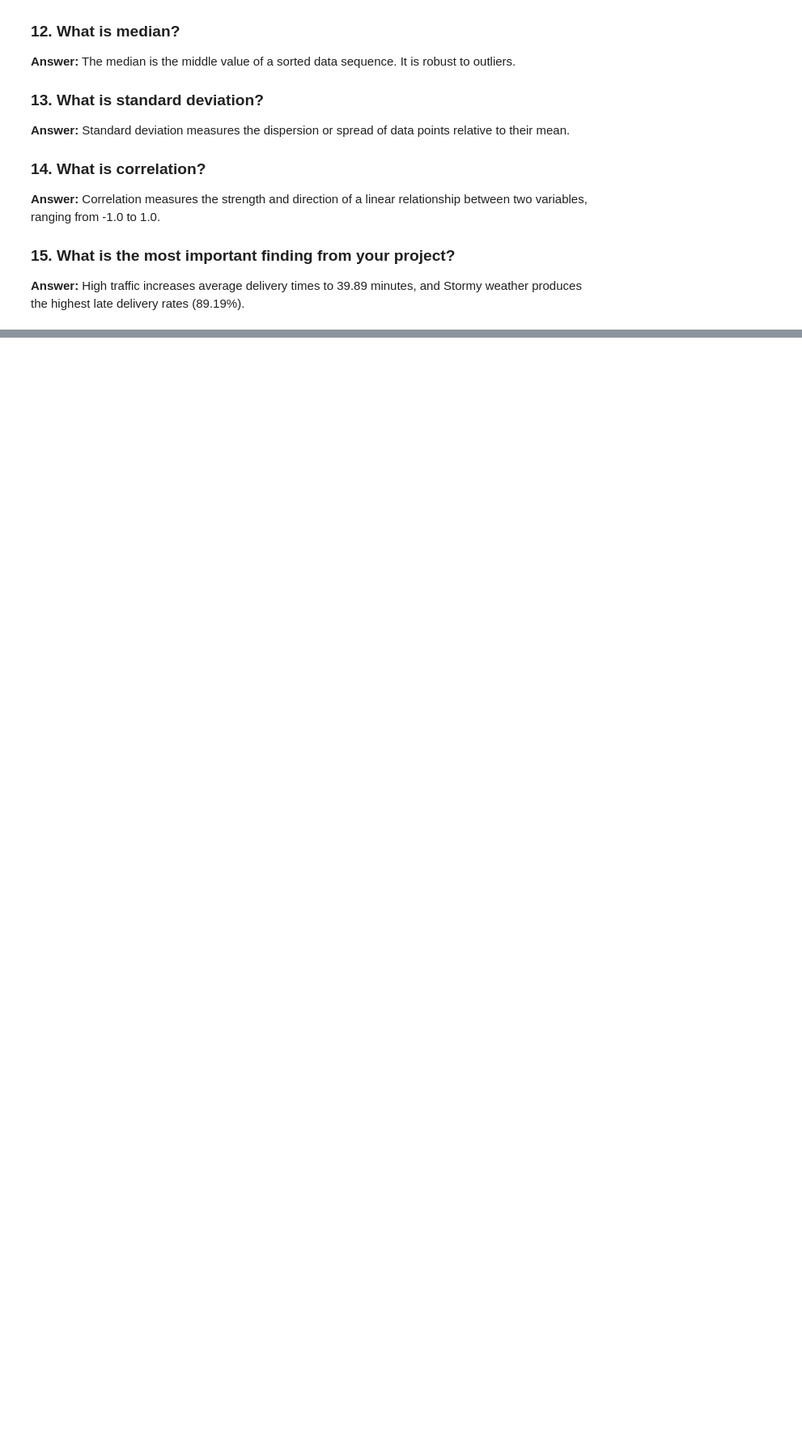
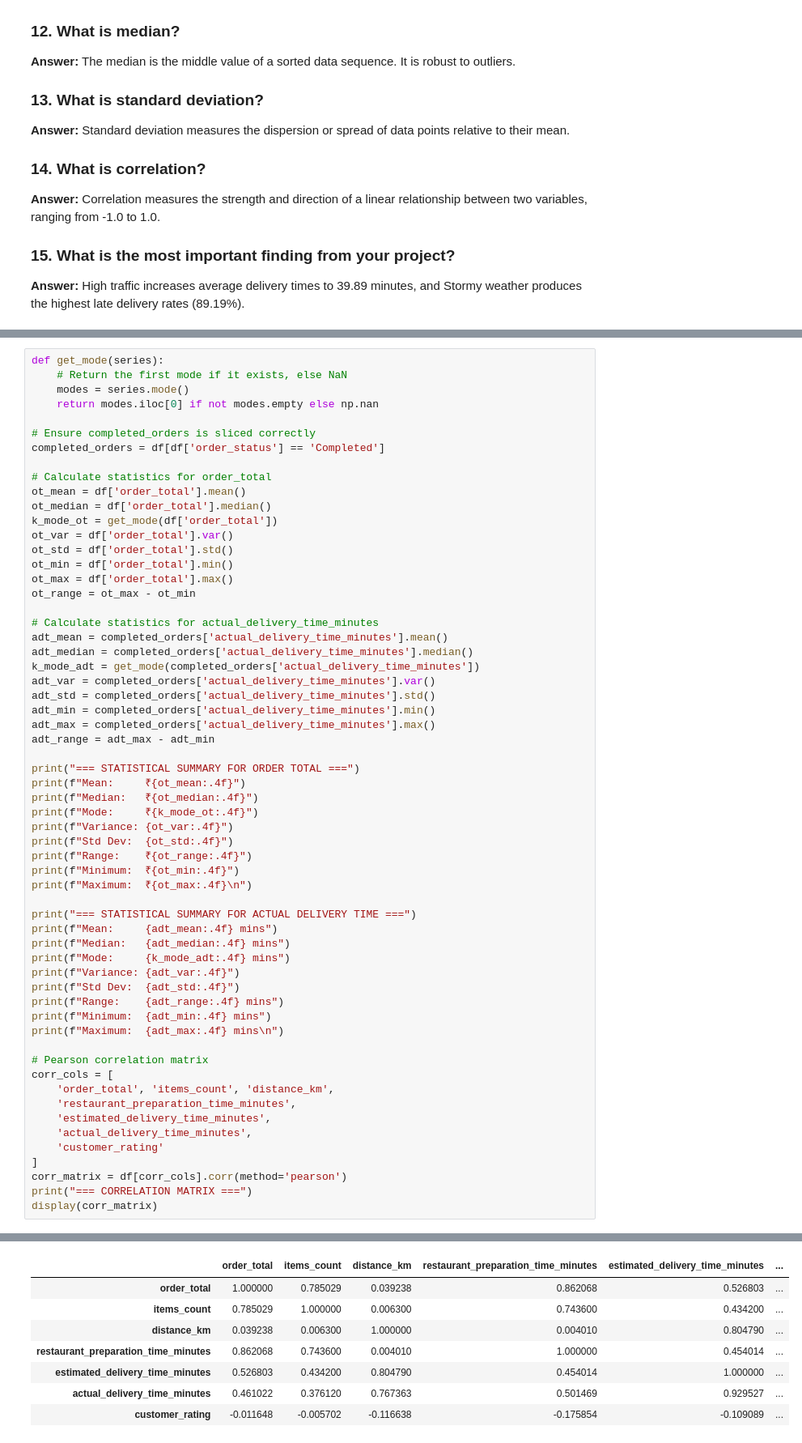
Before and after one commit to pranav662/Food_Delivery_Data_Analysis_FDS_Project, a Jupyter notebook: Food_Delivery_Data_Analysis.ipynb, the cells around one changed output, grey strips where cells are left out. Shown at 81% size. Drawn from its saved outputs; the diff is of its cells as text; blank space fills up the shorter version.

```diff
--- a/Food_Delivery_Data_Analysis.ipynb
+++ b/Food_Delivery_Data_Analysis.ipynb
@@ -812,0 +997,61 @@ Based on actual calculations from the dataset, here are the main findings:
+# %%
+def get_mode(series):
+    # Return the first mode if it exists, else NaN
+    modes = series.mode()
+    return modes.iloc[0] if not modes.empty else np.nan
+
+# Ensure completed_orders is sliced correctly
+completed_orders = df[df['order_status'] == 'Completed']
+
+# Calculate statistics for order_total
+ot_mean = df['order_total'].mean()
+ot_median = df['order_total'].median()
+k_mode_ot = get_mode(df['order_total'])
+ot_var = df['order_total'].var()
+ot_std = df['order_total'].std()
+ot_min = df['order_total'].min()
+ot_max = df['order_total'].max()
+ot_range = ot_max - ot_min
+
+# Calculate statistics for actual_delivery_time_minutes
+adt_mean = completed_orders['actual_delivery_time_minutes'].mean()
+adt_median = completed_orders['actual_delivery_time_minutes'].median()
+k_mode_adt = get_mode(completed_orders['actual_delivery_time_minutes'])
+adt_var = completed_orders['actual_delivery_time_minutes'].var()
+adt_std = completed_orders['actual_delivery_time_minutes'].std()
+adt_min = completed_orders['actual_delivery_time_minutes'].min()
+adt_max = completed_orders['actual_delivery_time_minutes'].max()
+adt_range = adt_max - adt_min
+
+print("=== STATISTICAL SUMMARY FOR ORDER TOTAL ===")
+print(f"Mean:     ₹{ot_mean:.4f}")
+print(f"Median:   ₹{ot_median:.4f}")
+print(f"Mode:     ₹{k_mode_ot:.4f}")
+print(f"Variance: {ot_var:.4f}")
+print(f"Std Dev:  {ot_std:.4f}")
+print(f"Range:    ₹{ot_range:.4f}")
+print(f"Minimum:  ₹{ot_min:.4f}")
+print(f"Maximum:  ₹{ot_max:.4f}\n")
+
+print("=== STATISTICAL SUMMARY FOR ACTUAL DELIVERY TIME ===")
+print(f"Mean:     {adt_mean:.4f} mins")
+print(f"Median:   {adt_median:.4f} mins")
+print(f"Mode:     {k_mode_adt:.4f} mins")
+print(f"Variance: {adt_var:.4f}")
+print(f"Std Dev:  {adt_std:.4f}")
+print(f"Range:    {adt_range:.4f} mins")
+print(f"Minimum:  {adt_min:.4f} mins")
+print(f"Maximum:  {adt_max:.4f} mins\n")
+
+# Pearson correlation matrix
+corr_cols = [
+    'order_total', 'items_count', 'distance_km',
+    'restaurant_preparation_time_minutes',
+    'estimated_delivery_time_minutes',
+    'actual_delivery_time_minutes',
+    'customer_rating'
+]
+corr_matrix = df[corr_cols].corr(method='pearson')
+print("=== CORRELATION MATRIX ===")
+display(corr_matrix)
+# %% [output]
@@ -812,0 +1075,8 @@ Based on actual calculations from the dataset, here are the main findings:
+|  | order_total | items_count | distance_km | restaurant_preparation_time_minutes | estimated_delivery_time_minutes | ... |
+| order_total | 1.000000 | 0.785029 | 0.039238 | 0.862068 | 0.526803 | ... |
+| items_count | 0.785029 | 1.000000 | 0.006300 | 0.743600 | 0.434200 | ... |
+| distance_km | 0.039238 | 0.006300 | 1.000000 | 0.004010 | 0.804790 | ... |
+| restaurant_preparation_time_minutes | 0.862068 | 0.743600 | 0.004010 | 1.000000 | 0.454014 | ... |
+| estimated_delivery_time_minutes | 0.526803 | 0.434200 | 0.804790 | 0.454014 | 1.000000 | ... |
+| actual_delivery_time_minutes | 0.461022 | 0.376120 | 0.767363 | 0.501469 | 0.929527 | ... |
+| customer_rating | -0.011648 | -0.005702 | -0.116638 | -0.175854 | -0.109089 | ... |
```
Also changed, not shown: parts of 29 cells of this notebook.
